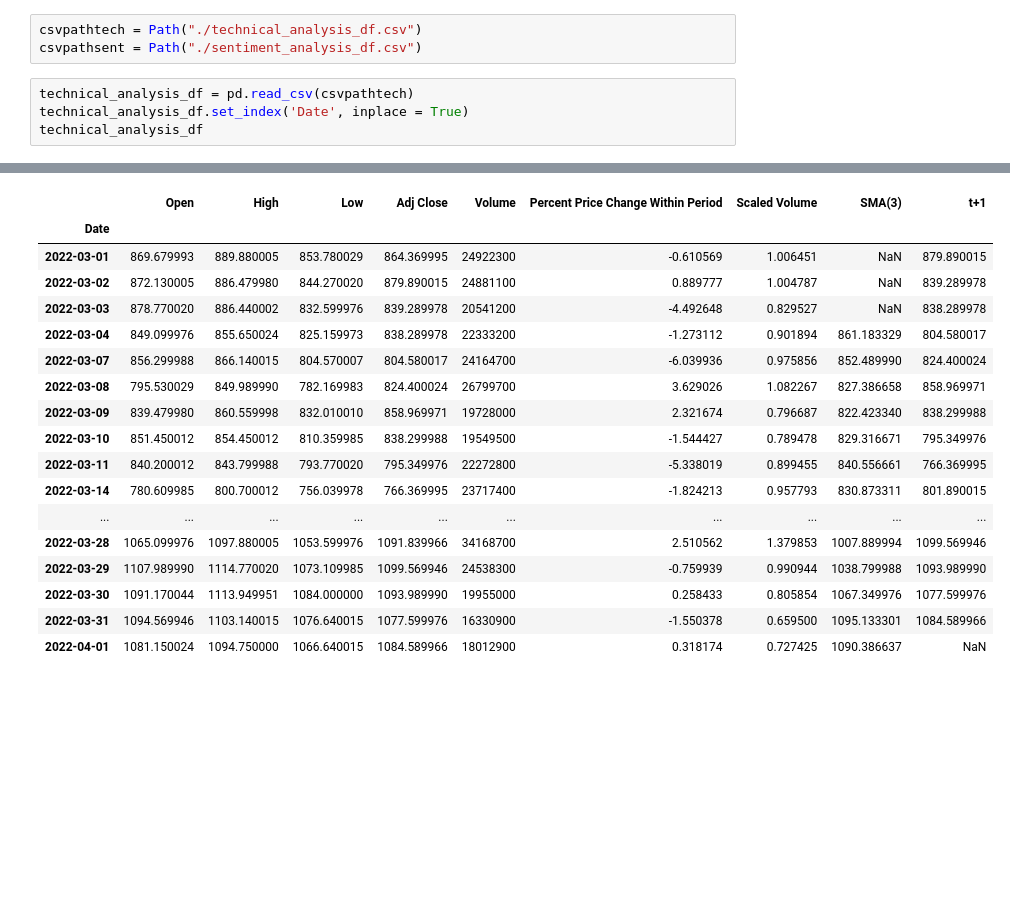
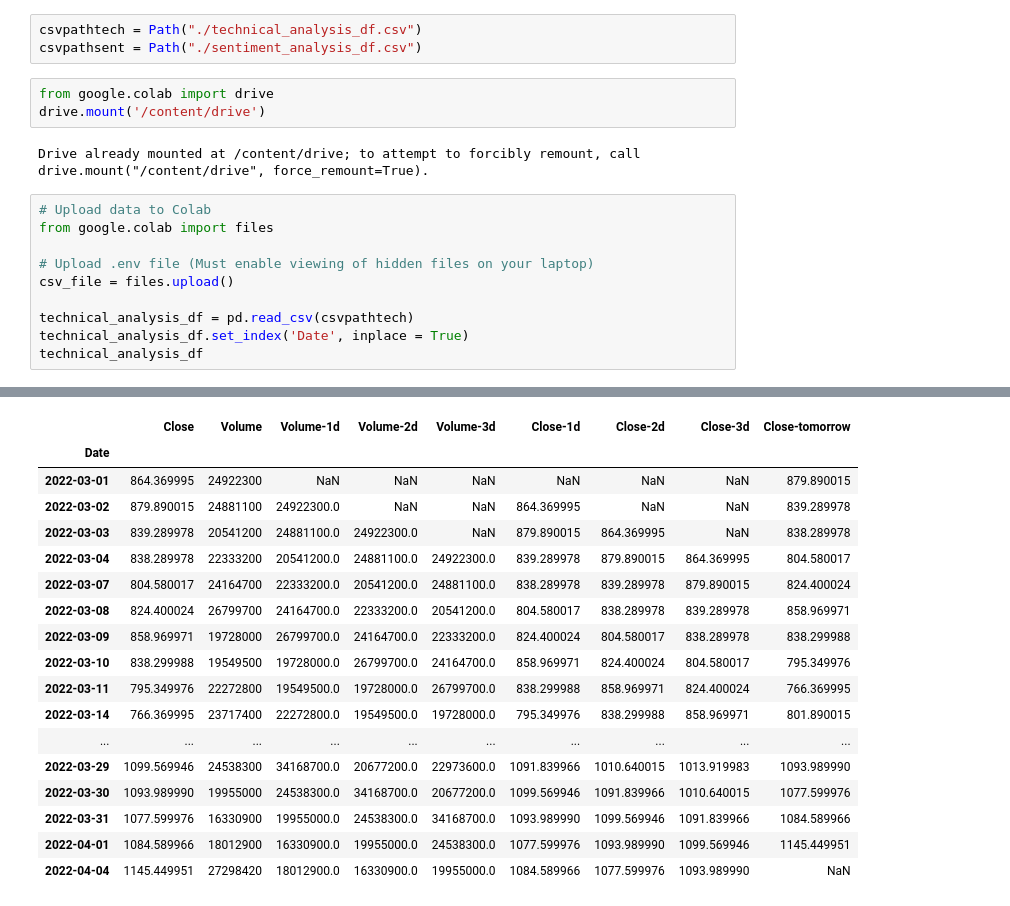
Before and after one commit to joeyh2/sentiment-technical-analysis, a Jupyter notebook: MergeTensorFlow.ipynb, the cells around one changed output, grey strips where cells are left out. Saved outputs shown, nothing was run; the diff lists cells and outputs as text; blank space fills up the shorter version.

Commit message:
colab models

```diff
--- a/MergeTensorFlow.ipynb
+++ b/MergeTensorFlow.ipynb
@@ -9,7 +9,18 @@ from pathlib import Path
 # %%
 csvpathtech = Path("./technical_analysis_df.csv")
 csvpathsent = Path("./sentiment_analysis_df.csv")
+# %%
+from google.colab import drive
+drive.mount('/content/drive')
+# %% [output]
+Drive already mounted at /content/drive; to attempt to forcibly remount, call drive.mount("/content/drive", force_remount=True).
 # %%
+# Upload data to Colab
+from google.colab import files
+
+# Upload .env file (Must enable viewing of hidden files on your laptop)
+csv_file = files.upload()
+
 technical_analysis_df = pd.read_csv(csvpathtech)
 technical_analysis_df.set_index('Date', inplace = True)
 technical_analysis_df
@@ -17,19 +29,19 @@ technical_analysis_df
-|  | Open | High | Low | Adj Close | Volume | Percent Price Change Within Period | Scaled Volume | SMA(3) | t+1 |
+|  | Close | Volume | Volume-1d | Volume-2d | Volume-3d | Close-1d | Close-2d | Close-3d | Close-tomorrow |
 | Date |  |  |  |  |  |  |  |  |  |
-| 2022-03-01 | 869.679993 | 889.880005 | 853.780029 | 864.369995 | 24922300 | -0.610569 | 1.006451 | NaN | 879.890015 |
-| 2022-03-02 | 872.130005 | 886.479980 | 844.270020 | 879.890015 | 24881100 | 0.889777 | 1.004787 | NaN | 839.289978 |
-| 2022-03-03 | 878.770020 | 886.440002 | 832.599976 | 839.289978 | 20541200 | -4.492648 | 0.829527 | NaN | 838.289978 |
-| 2022-03-04 | 849.099976 | 855.650024 | 825.159973 | 838.289978 | 22333200 | -1.273112 | 0.901894 | 861.183329 | 804.580017 |
-| 2022-03-07 | 856.299988 | 866.140015 | 804.570007 | 804.580017 | 24164700 | -6.039936 | 0.975856 | 852.489990 | 824.400024 |
-| 2022-03-08 | 795.530029 | 849.989990 | 782.169983 | 824.400024 | 26799700 | 3.629026 | 1.082267 | 827.386658 | 858.969971 |
-| 2022-03-09 | 839.479980 | 860.559998 | 832.010010 | 858.969971 | 19728000 | 2.321674 | 0.796687 | 822.423340 | 838.299988 |
-| 2022-03-10 | 851.450012 | 854.450012 | 810.359985 | 838.299988 | 19549500 | -1.544427 | 0.789478 | 829.316671 | 795.349976 |
-| 2022-03-11 | 840.200012 | 843.799988 | 793.770020 | 795.349976 | 22272800 | -5.338019 | 0.899455 | 840.556661 | 766.369995 |
-| 2022-03-14 | 780.609985 | 800.700012 | 756.039978 | 766.369995 | 23717400 | -1.824213 | 0.957793 | 830.873311 | 801.890015 |
+| 2022-03-01 | 864.369995 | 24922300 | NaN | NaN | NaN | NaN | NaN | NaN | 879.890015 |
+| 2022-03-02 | 879.890015 | 24881100 | 24922300.0 | NaN | NaN | 864.369995 | NaN | NaN | 839.289978 |
+| 2022-03-03 | 839.289978 | 20541200 | 24881100.0 | 24922300.0 | NaN | 879.890015 | 864.369995 | NaN | 838.289978 |
+| 2022-03-04 | 838.289978 | 22333200 | 20541200.0 | 24881100.0 | 24922300.0 | 839.289978 | 879.890015 | 864.369995 | 804.580017 |
+| 2022-03-07 | 804.580017 | 24164700 | 22333200.0 | 20541200.0 | 24881100.0 | 838.289978 | 839.289978 | 879.890015 | 824.400024 |
+| 2022-03-08 | 824.400024 | 26799700 | 24164700.0 | 22333200.0 | 20541200.0 | 804.580017 | 838.289978 | 839.289978 | 858.969971 |
+| 2022-03-09 | 858.969971 | 19728000 | 26799700.0 | 24164700.0 | 22333200.0 | 824.400024 | 804.580017 | 838.289978 | 838.299988 |
+| 2022-03-10 | 838.299988 | 19549500 | 19728000.0 | 26799700.0 | 24164700.0 | 858.969971 | 824.400024 | 804.580017 | 795.349976 |
+| 2022-03-11 | 795.349976 | 22272800 | 19549500.0 | 19728000.0 | 26799700.0 | 838.299988 | 858.969971 | 824.400024 | 766.369995 |
+| 2022-03-14 | 766.369995 | 23717400 | 22272800.0 | 19549500.0 | 19728000.0 | 795.349976 | 838.299988 | 858.969971 | 801.890015 |
 | ... | ... | ... | ... | ... | ... | ... | ... | ... | ... |
-| 2022-03-28 | 1065.099976 | 1097.880005 | 1053.599976 | 1091.839966 | 34168700 | 2.510562 | 1.379853 | 1007.889994 | 1099.569946 |
-| 2022-03-29 | 1107.989990 | 1114.770020 | 1073.109985 | 1099.569946 | 24538300 | -0.759939 | 0.990944 | 1038.799988 | 1093.989990 |
-| 2022-03-30 | 1091.170044 | 1113.949951 | 1084.000000 | 1093.989990 | 19955000 | 0.258433 | 0.805854 | 1067.349976 | 1077.599976 |
-| 2022-03-31 | 1094.569946 | 1103.140015 | 1076.640015 | 1077.599976 | 16330900 | -1.550378 | 0.659500 | 1095.133301 | 1084.589966 |
-| 2022-04-01 | 1081.150024 | 1094.750000 | 1066.640015 | 1084.589966 | 18012900 | 0.318174 | 0.727425 | 1090.386637 | NaN |
+| 2022-03-29 | 1099.569946 | 24538300 | 34168700.0 | 20677200.0 | 22973600.0 | 1091.839966 | 1010.640015 | 1013.919983 | 1093.989990 |
+| 2022-03-30 | 1093.989990 | 19955000 | 24538300.0 | 34168700.0 | 20677200.0 | 1099.569946 | 1091.839966 | 1010.640015 | 1077.599976 |
+| 2022-03-31 | 1077.599976 | 16330900 | 19955000.0 | 24538300.0 | 34168700.0 | 1093.989990 | 1099.569946 | 1091.839966 | 1084.589966 |
+| 2022-04-01 | 1084.589966 | 18012900 | 16330900.0 | 19955000.0 | 24538300.0 | 1077.599976 | 1093.989990 | 1099.569946 | 1145.449951 |
+| 2022-04-04 | 1145.449951 | 27298420 | 18012900.0 | 16330900.0 | 19955000.0 | 1084.589966 | 1077.599976 | 1093.989990 | NaN |
 # %%
```
Also changed, not shown: parts of 10 cells of this notebook, 4 other files.
